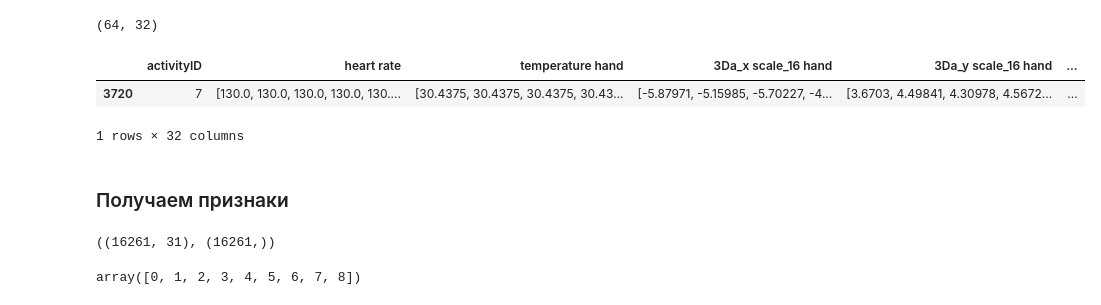
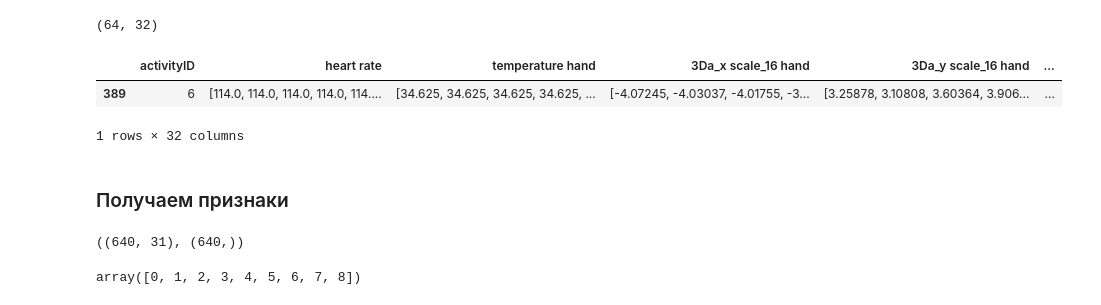
Before and after one commit to FL2107/signals_learning, a Jupyter notebook: RNN Classification.ipynb, the cells around one changed output. Saved outputs shown, nothing was run; the diff lists cells and outputs as text; code cells hidden in the pictures.

```diff
--- a/RNN Classification.ipynb
+++ b/RNN Classification.ipynb
@@ -50,12 +50,12 @@ activities.shape
 # %% [output]
 (64, 32)
 # %%
-CUT_LEN = 100
-cut_df = cut_act(activities, CUT_LEN, count=-1, random_start=True)
+CUT_LEN = 50
+cut_df = cut_act(activities, CUT_LEN, count=10, random_start=True)
 cut_df.sample()
 # %% [output]
 |  | activityID | heart rate | temperature hand | 3Da_x scale_16 hand | 3Da_y scale_16 hand | ... |
-| 3720 | 7 | [130.0, 130.0, 130.0, 130.0, 130.... | [30.4375, 30.4375, 30.4375, 30.43... | [-5.87971, -5.15985, -5.70227, -4... | [3.6703, 4.49841, 4.30978, 4.5672... | ... |
+| 389 | 6 | [114.0, 114.0, 114.0, 114.0, 114.... | [34.625, 34.625, 34.625, 34.625, ... | [-4.07245, -4.03037, -4.01755, -3... | [3.25878, 3.10808, 3.60364, 3.906... | ... |
 1 rows × 32 columns
 # %% [markdown]
 ### Получаем признаки
@@ -65,7 +65,7 @@ X = cut_df.iloc[:, 1:].values
 Y = cut_df.iloc[:, 0] # целевая переменная
 X.shape, Y.shape
 # %% [output]
-((16261, 31), (16261,))
+((640, 31), (640,))
 # %%
 y_targ = y_encode(Y)
 np.unique(y_targ)
```
Also changed, not shown: parts of 9 cells of this notebook, 3 other files.
